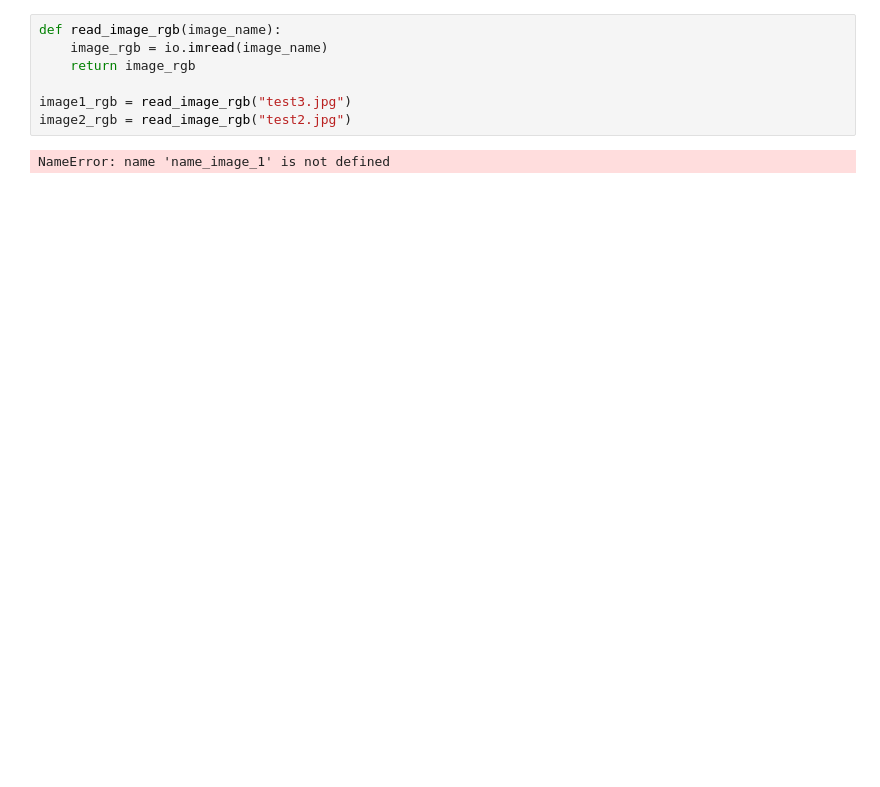
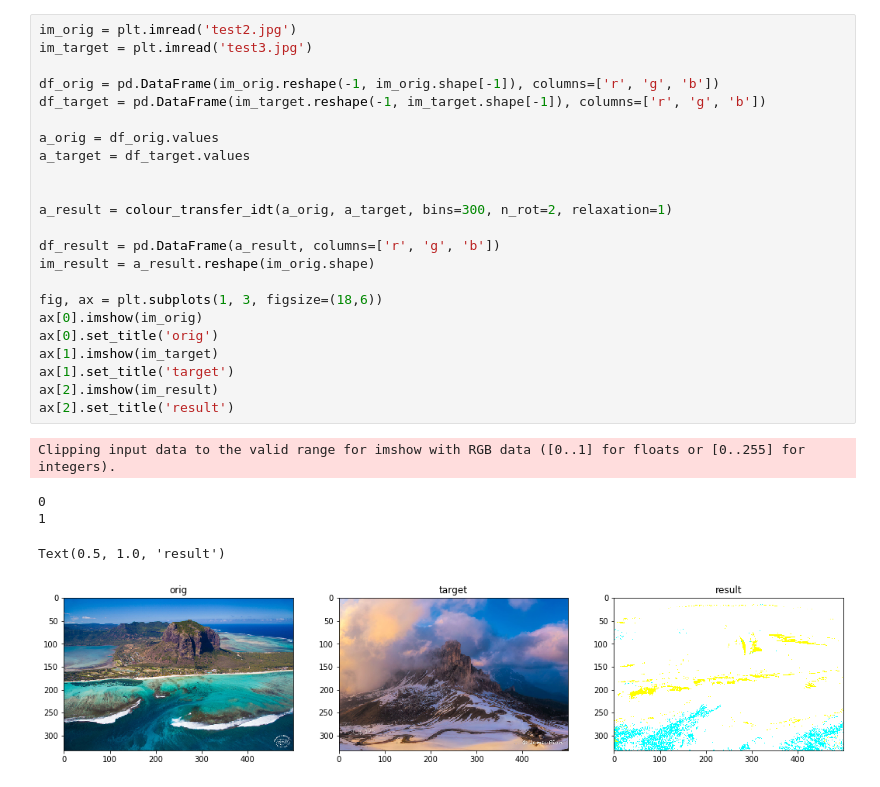
Before and after one commit to piggy2303/xulyanh, a Jupyter notebook: Untitled1.ipynb, the cells around one changed output. Drawn from its saved outputs; the diff is of its cells as text; blank space fills up the shorter version.

```diff
--- a/Untitled1.ipynb
+++ b/Untitled1.ipynb
@@ -47,11 +52,31 @@ def colour_transfer_idt(i0, i1, bins=300, n_rot=10, relaxation=1):
 
     return d0.T
-# %%
-def read_image_rgb(image_name):
-    image_rgb = io.imread(image_name)
-    return image_rgb
-
-image1_rgb = read_image_rgb("test3.jpg")
-image2_rgb = read_image_rgb("test2.jpg")
-# %% [output]
-NameError: name 'name_image_1' is not defined
+# %%
+im_orig = plt.imread('test2.jpg')
+im_target = plt.imread('test3.jpg')
+
+df_orig = pd.DataFrame(im_orig.reshape(-1, im_orig.shape[-1]), columns=['r', 'g', 'b'])
+df_target = pd.DataFrame(im_target.reshape(-1, im_target.shape[-1]), columns=['r', 'g', 'b'])
+
+a_orig = df_orig.values
+a_target = df_target.values
+
+
+a_result = colour_transfer_idt(a_orig, a_target, bins=300, n_rot=2, relaxation=1)
+
+df_result = pd.DataFrame(a_result, columns=['r', 'g', 'b'])
+im_result = a_result.reshape(im_orig.shape)
+
+fig, ax = plt.subplots(1, 3, figsize=(18,6))
+ax[0].imshow(im_orig)
+ax[0].set_title('orig')
+ax[1].imshow(im_target)
+ax[1].set_title('target')
+ax[2].imshow(im_result)
+ax[2].set_title('result')
+# %% [output]
+Clipping input data to the valid range for imshow with RGB data ([0..1] for floats or [0..255] for integers).
+0
+1
+Text(0.5, 1.0, 'result')
+[figure, added]
```
Also changed, not shown: parts of 1 cell of this notebook, 5 other files.
